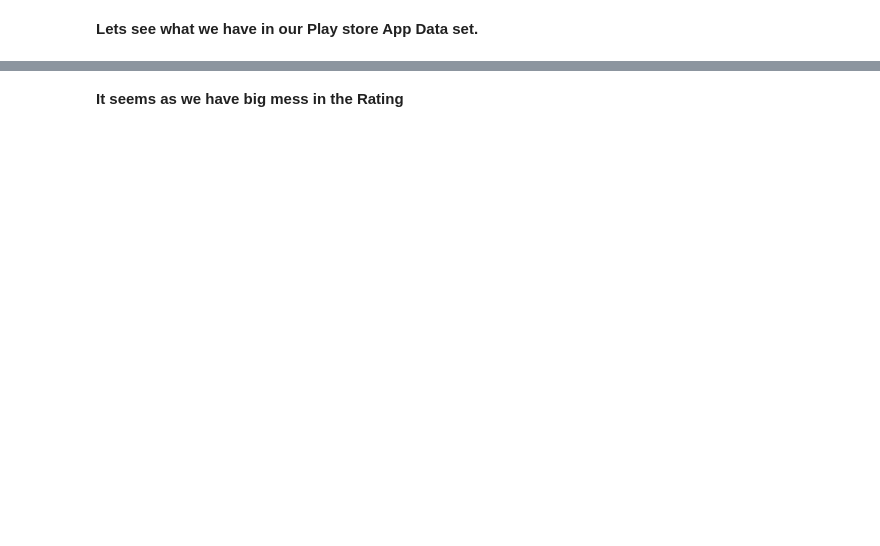
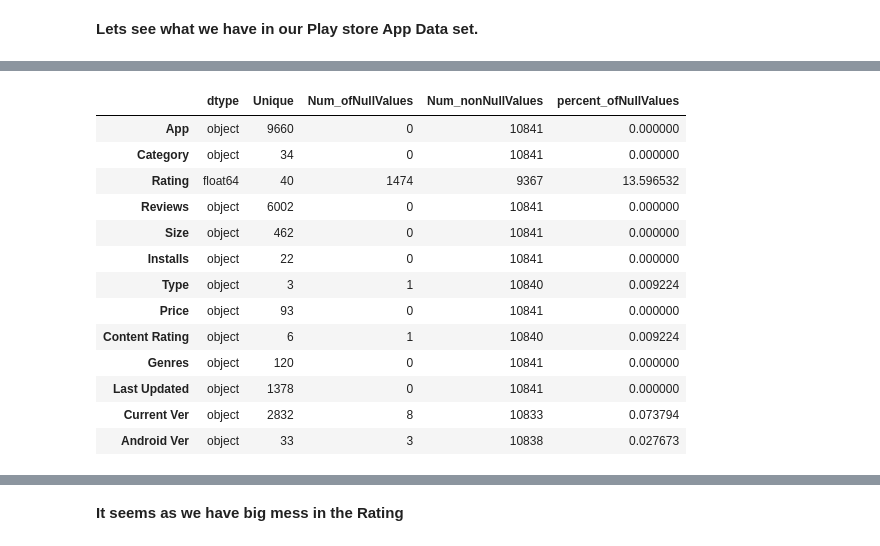
Before and after one commit to DeepakKumarSingh003/Play-store-App-Review-EDA, a Jupyter notebook: Play_Store_App_Review_EDA_Analysis_Capstone_Project.ipynb, the cells around one changed output, grey strips where cells are left out. Cells and saved outputs as stored; diff of their text form; code cells hidden in the pictures; blank space fills up the shorter version.

```diff
--- a/Play_Store_App_Review_EDA_Analysis_Capstone_Project.ipynb
+++ b/Play_Store_App_Review_EDA_Analysis_Capstone_Project.ipynb
@@ -75,0 +97,17 @@ memory usage: 1.1+ MB
+# %%
+Detailed_info(store_df)
+# %% [output]
+|  | dtype | Unique | Num_ofNullValues | Num_nonNullValues | percent_ofNullValues |
+| App | object | 9660 | 0 | 10841 | 0.000000 |
+| Category | object | 34 | 0 | 10841 | 0.000000 |
+| Rating | float64 | 40 | 1474 | 9367 | 13.596532 |
+| Reviews | object | 6002 | 0 | 10841 | 0.000000 |
+| Size | object | 462 | 0 | 10841 | 0.000000 |
+| Installs | object | 22 | 0 | 10841 | 0.000000 |
+| Type | object | 3 | 1 | 10840 | 0.009224 |
+| Price | object | 93 | 0 | 10841 | 0.000000 |
+| Content Rating | object | 6 | 1 | 10840 | 0.009224 |
+| Genres | object | 120 | 0 | 10841 | 0.000000 |
+| Last Updated | object | 1378 | 0 | 10841 | 0.000000 |
+| Current Ver | object | 2832 | 8 | 10833 | 0.073794 |
+| Android Ver | object | 33 | 3 | 10838 | 0.027673 |
```
Also changed, not shown: parts of 83 cells of this notebook.
